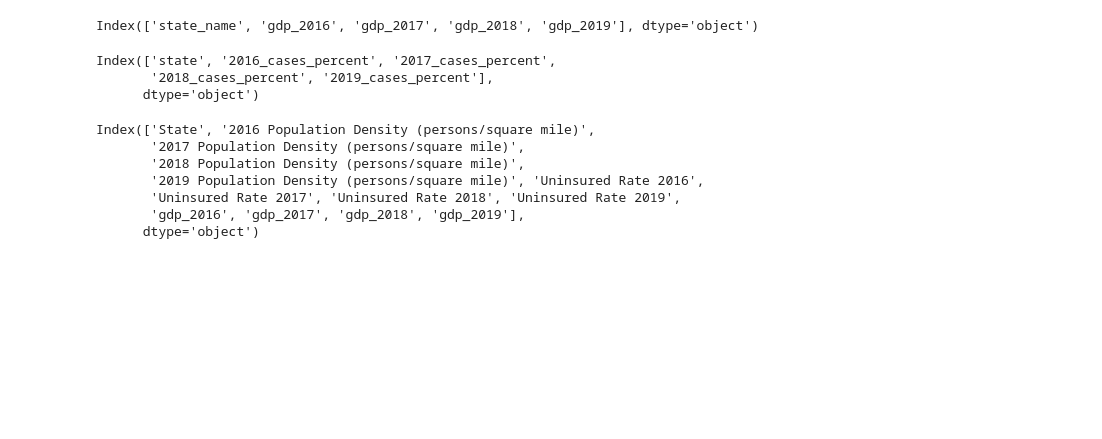
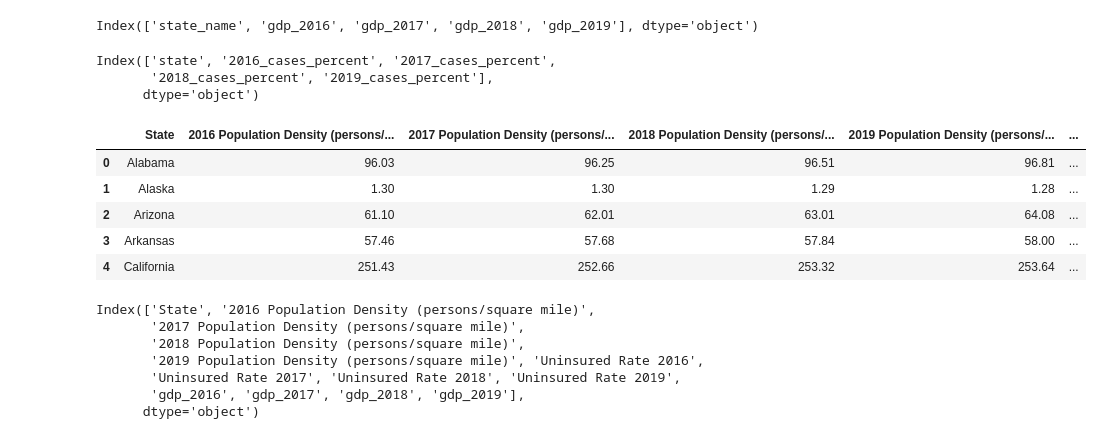
Before and after one commit to lindsera1/GoingViral, a Jupyter notebook: multi_linear_regression.ipynb, the cells around one changed output. Cells and saved outputs as stored; diff of their text form; code cells hidden in the pictures; blank space fills up the shorter version.

```diff
--- a/multi_linear_regression.ipynb
+++ b/multi_linear_regression.ipynb
@@ -81,12 +81,19 @@ Index(['state', '2016_cases_percent', '2017_cases_percent',
 # %%
 # Merge dataframes
 flu_factors_df = pop_df.merge(uni_df, how="left")
 
 flu_factors_df = pd.concat([flu_factors_df, gdp_df], axis=1)
 
 flu_factors_df.drop(columns="state_name", inplace=True)
 
-# print(flu_factors_df)
+flu_factors_df.head()
+# %% [output]
+|  | ﻿State | 2016 Population Density (persons/... | 2017 Population Density (persons/... | 2018 Population Density (persons/... | 2019 Population Density (persons/... | ... |
+| 0 | Alabama | 96.03 | 96.25 | 96.51 | 96.81 | ... |
+| 1 | Alaska | 1.30 | 1.30 | 1.29 | 1.28 | ... |
+| 2 | Arizona | 61.10 | 62.01 | 63.01 | 64.08 | ... |
+| 3 | Arkansas | 57.46 | 57.68 | 57.84 | 58.00 | ... |
+| 4 | California | 251.43 | 252.66 | 253.32 | 253.64 | ... |
 # %%
 # Check flu factors df columns
 flu_factors_df.columns
```
